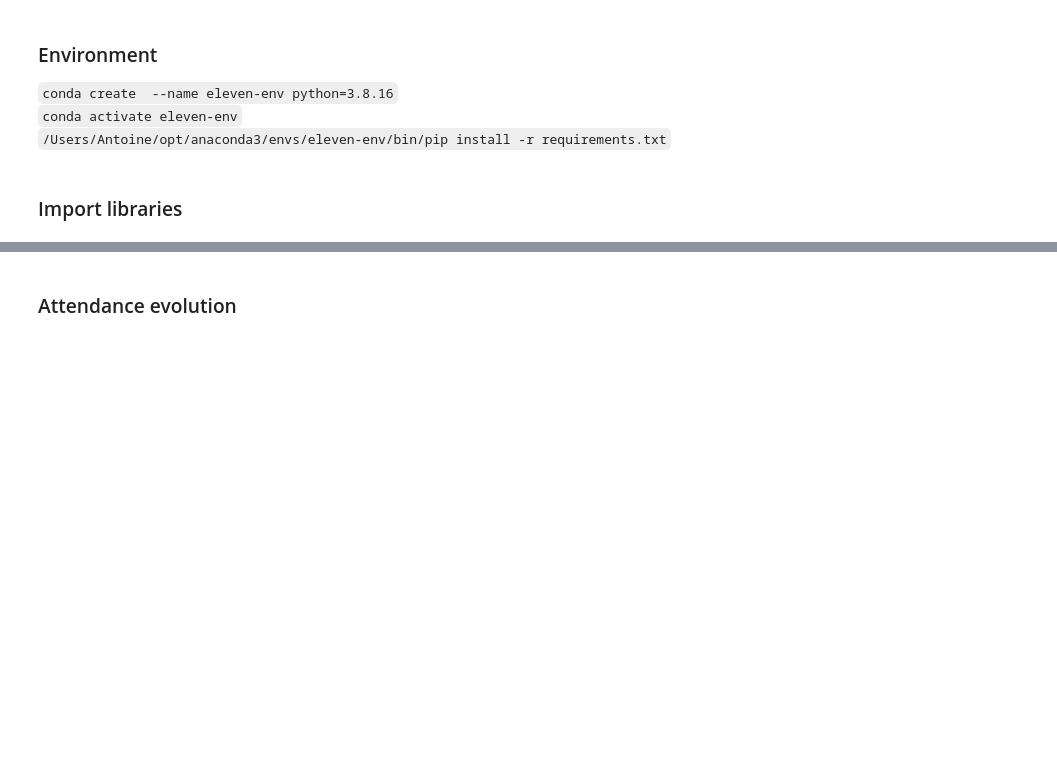
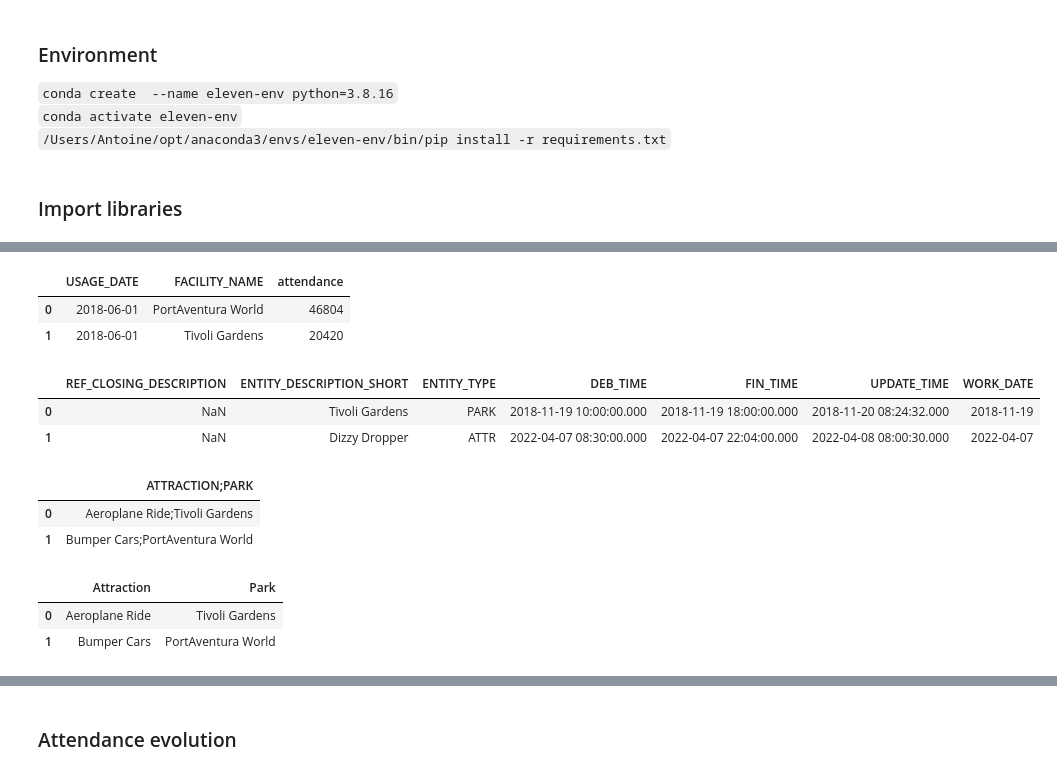
Before and after one commit to AntoineMellerio/regression-waiting-line-ElevenStrategy, a Jupyter notebook: notebooks/0-sandbox-Antoine.ipynb, the cells around one changed output, grey strips where cells are left out. Cells and saved outputs as stored; diff of their text form; code cells hidden in the pictures; blank space fills up the shorter version.

```diff
--- a/notebooks/0-sandbox-Antoine.ipynb
+++ b/notebooks/0-sandbox-Antoine.ipynb
@@ -27,0 +57,6 @@ weather_data = pd.read_csv(os.path.join(data_path, 'weather_data.csv'))
+# %%
+attendance.head(2)
+# %% [output]
+|  | USAGE_DATE | FACILITY_NAME | attendance |
+| 0 | 2018-06-01 | PortAventura World | 46804 |
+| 1 | 2018-06-01 | Tivoli Gardens | 20420 |
@@ -27,0 +111,24 @@ weather_data = pd.read_csv(os.path.join(data_path, 'weather_data.csv'))
+# %%
+entity_schedule.head(2)
+# %% [output]
+|  | REF_CLOSING_DESCRIPTION | ENTITY_DESCRIPTION_SHORT | ENTITY_TYPE | DEB_TIME | FIN_TIME | UPDATE_TIME | WORK_DATE |
+| 0 | NaN | Tivoli Gardens | PARK | 2018-11-19 10:00:00.000 | 2018-11-19 18:00:00.000 | 2018-11-20 08:24:32.000 | 2018-11-19 |
+| 1 | NaN | Dizzy Dropper | ATTR | 2022-04-07 08:30:00.000 | 2022-04-07 22:04:00.000 | 2022-04-08 08:00:30.000 | 2022-04-07 |
+# %%
+link_attraction_park.head(2)
+# %% [output]
+|  | ATTRACTION;PARK |
+| 0 | Aeroplane Ride;Tivoli Gardens |
+| 1 | Bumper Cars;PortAventura World |
+# %%
+l2 = link_attraction_park.copy()
+
+l2["Attraction"] = l2["ATTRACTION;PARK"].apply(lambda x: x.split(";")[0])
+l2["Park"] = l2["ATTRACTION;PARK"].apply(lambda x: x.split(";")[1])
+l2 = l2.drop("ATTRACTION;PARK", axis=1)
+l2.groupby("Park").agg(list).reset_index()
+l2.head(2)
+# %% [output]
+|  | Attraction | Park |
+| 0 | Aeroplane Ride | Tivoli Gardens |
+| 1 | Bumper Cars | PortAventura World |
```
Also changed, not shown: parts of 11 cells of this notebook, 3 other files.
